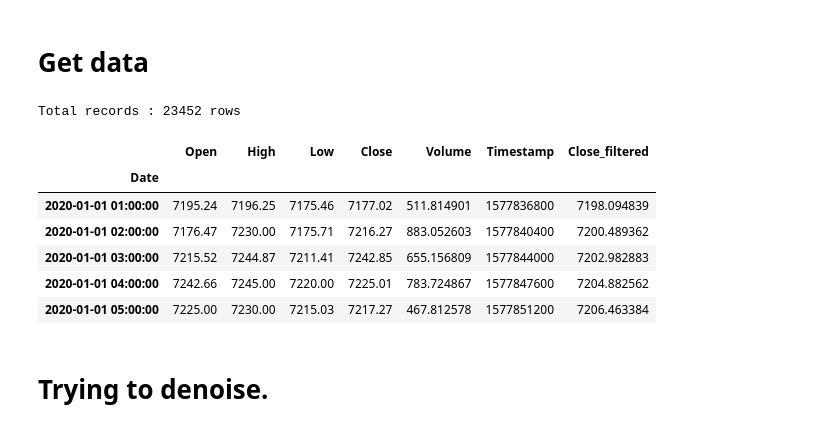
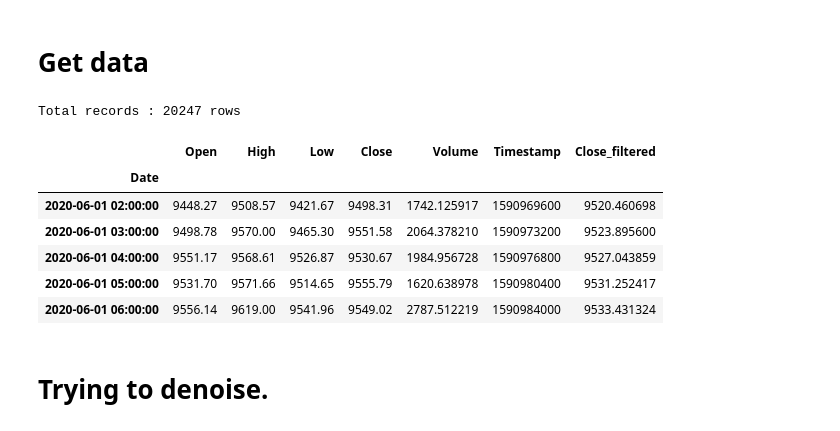
Before and after one commit to webclinic017/Trading-sandbox, a Jupyter notebook: 16_Autoencoder_Time_Series.ipynb, the cells around one changed output. Saved outputs shown, nothing was run; the diff lists cells and outputs as text; code cells hidden in the pictures.

```diff
--- a/16_Autoencoder_Time_Series.ipynb
+++ b/16_Autoencoder_Time_Series.ipynb
@@ -33,19 +36,19 @@ from modules.Utils.indicators import computeSuperTrend, addIndicators, computeLa
 # Get data
 # %%
 SYMBOL= 'BTC'
-df = loadFromDB(f'./Data/1h/{SYMBOL}-USDT.csv')
+df = loadFromDB(f'../backtest_tools/database/database/Binance/1h/{SYMBOL}-USDT.csv')#loadFromDB(f'./Data/1h/{SYMBOL}-USDT.csv')
 df['Close_filtered'] = savgol_filter(df['Close'].values, 25, 2,mode='nearest')
 print(f"Total records : {len(df)} rows")
 df.head()
 # %% [output]
-Total records : 23452 rows
+Total records : 20247 rows
 |  | Open | High | Low | Close | Volume | Timestamp | Close_filtered |
 | Date |  |  |  |  |  |  |  |
-| 2020-01-01 01:00:00 | 7195.24 | 7196.25 | 7175.46 | 7177.02 | 511.814901 | 1577836800 | 7198.094839 |
-| 2020-01-01 02:00:00 | 7176.47 | 7230.00 | 7175.71 | 7216.27 | 883.052603 | 1577840400 | 7200.489362 |
-| 2020-01-01 03:00:00 | 7215.52 | 7244.87 | 7211.41 | 7242.85 | 655.156809 | 1577844000 | 7202.982883 |
-| 2020-01-01 04:00:00 | 7242.66 | 7245.00 | 7220.00 | 7225.01 | 783.724867 | 1577847600 | 7204.882562 |
-| 2020-01-01 05:00:00 | 7225.00 | 7230.00 | 7215.03 | 7217.27 | 467.812578 | 1577851200 | 7206.463384 |
+| 2020-06-01 02:00:00 | 9448.27 | 9508.57 | 9421.67 | 9498.31 | 1742.125917 | 1590969600 | 9520.460698 |
+| 2020-06-01 03:00:00 | 9498.78 | 9570.00 | 9465.30 | 9551.58 | 2064.378210 | 1590973200 | 9523.895600 |
+| 2020-06-01 04:00:00 | 9551.17 | 9568.61 | 9526.87 | 9530.67 | 1984.956728 | 1590976800 | 9527.043859 |
+| 2020-06-01 05:00:00 | 9531.70 | 9571.66 | 9514.65 | 9555.79 | 1620.638978 | 1590980400 | 9531.252417 |
+| 2020-06-01 06:00:00 | 9556.14 | 9619.00 | 9541.96 | 9549.02 | 2787.512219 | 1590984000 | 9533.431324 |
 # %% [markdown]
 # Trying to denoise.
 # %% [markdown]
```
Also changed, not shown: parts of 10 cells of this notebook, 5 other files.
